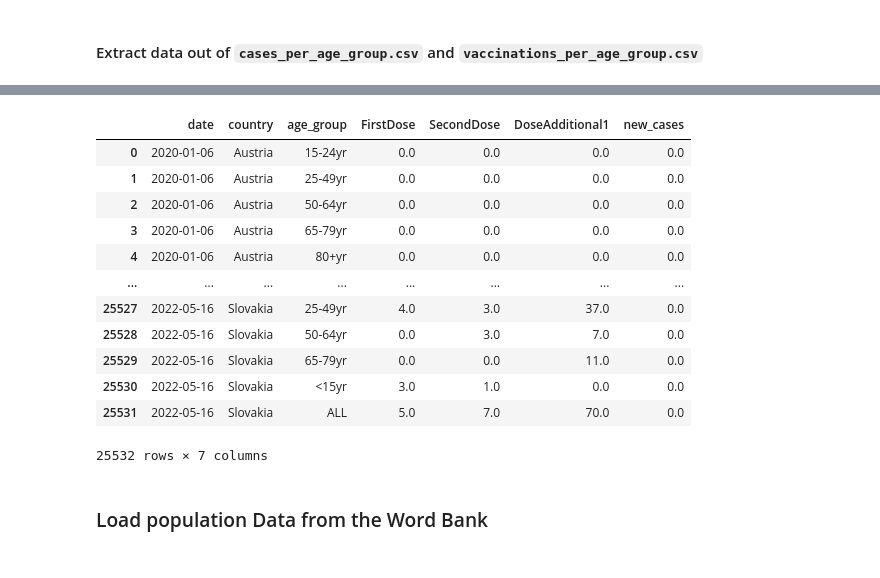
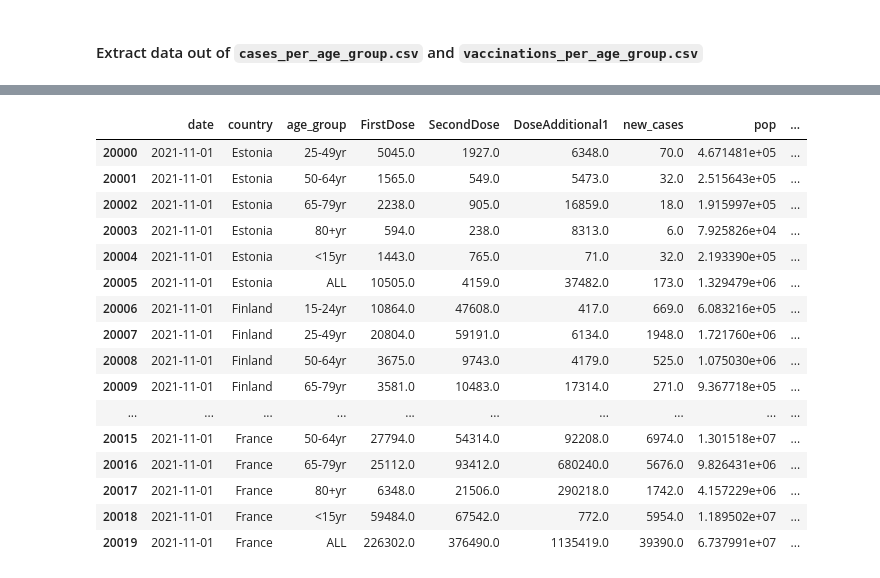
Before and after one commit to ciphersmaug/dst-project, a Jupyter notebook: data_transformation.ipynb, the cells around one changed output, grey strips where cells are left out. Saved outputs shown, nothing was run; the diff lists cells and outputs as text; code cells hidden in the pictures.

Commit message:
fixed age_groups

```diff
--- a/data_transformation.ipynb
+++ b/data_transformation.ipynb
@@ -303,8 +304,8 @@ age_groups = {
         "Age70_79"  :"65-79yr",
         "Age80+"    :"80+yr",
         "ALL"       :"ALL",
-        "Age<18": np.nan,
-        "AgeUNK": np.nan,
+        "Age<18": "<15yr",
+        "AgeUNK": "ALL",
         "HCW" : np.nan,
         "LTCF":np.nan,
         "1_Age60+":np.nan,
@@ -324,4 +325,3 @@ cases_per_age_group["date"] = pd.to_datetime(cases_per_age_group["year_week"].ap
 relevant_vaccs_per_age_group = vaccinations_per_age_group[["date","country","age_group","FirstDose","SecondDose","DoseAdditional1"]].groupby(["date","country","age_group"]).sum()
 weekly_age_group_df = pd.merge(cases_per_age_group,relevant_vaccs_per_age_group,how="outer",left_on=["date","country","age_group"],right_on=["date","country","age_group"])
 weekly_age_group_df = weekly_age_group_df[["date","country","age_group","FirstDose","SecondDose","DoseAdditional1","new_cases"]].groupby(["date","country","age_group"]).sum().reset_index()
-weekly_age_group_df.to_csv(f"{data_files}/weekly_age_group_df.csv")
@@ -337,0 +328,12 @@ Name: population, dtype: int64
+# %%
+def add_all_age_groups(df):
+    group_labels = ['<15yr', '15-24yr', '25-49yr', '50-64yr', '65-79yr','80+yr','ALL']
+    for g in [g for g in group_labels if g not in df["age_group"].values]:
+        new_df = pd.DataFrame({"date":[df["date"].head(1).values[0]],"country":[df["country"].head(1).values[0]],"age_group":[g]})
+        if g == "ALL":
+            s = df[["FirstDose","SecondDose","DoseAdditional1","new_cases"]].sum()
+            for key in s.keys():
+                new_df[key] = s[key]
+        df = pd.concat((df,new_df))
+    return(df)
+weekly_age_group_df = weekly_age_group_df.groupby(["date","country"]).apply(add_all_age_groups).reset_index(drop=True)
@@ -337,0 +350,10 @@ Name: population, dtype: int64
+# %%
+def fix_age_group_all(df):
+    a = df[df["age_group"] == "ALL"]
+    na = df[~(df["age_group"] == "ALL")]
+    if a["new_cases"].any() <1:
+        a["new_cases"] = na["new_cases"].sum()
+    return(pd.concat([na,a]))
+weekly_age_group_df = weekly_age_group_df.groupby(["date","country"]).apply(fix_age_group_all).reset_index(drop=True)
+# %%
+weekly_age_group_df["new_cases_per_100k"] = (weekly_age_group_df["new_cases"]/weekly_age_group_df["pop"])*100000
@@ -338,18 +362,20 @@ Name: population, dtype: int64
 # %%
-weekly_age_group_df
+weekly_age_group_df[20000:20020]
 # %% [output]
-|  | date | country | age_group | FirstDose | SecondDose | DoseAdditional1 | new_cases |
-| 0 | 2020-01-06 | Austria | 15-24yr | 0.0 | 0.0 | 0.0 | 0.0 |
-| 1 | 2020-01-06 | Austria | 25-49yr | 0.0 | 0.0 | 0.0 | 0.0 |
-| 2 | 2020-01-06 | Austria | 50-64yr | 0.0 | 0.0 | 0.0 | 0.0 |
-| 3 | 2020-01-06 | Austria | 65-79yr | 0.0 | 0.0 | 0.0 | 0.0 |
-| 4 | 2020-01-06 | Austria | 80+yr | 0.0 | 0.0 | 0.0 | 0.0 |
-| ... | ... | ... | ... | ... | ... | ... | ... |
-| 25527 | 2022-05-16 | Slovakia | 25-49yr | 4.0 | 3.0 | 37.0 | 0.0 |
-| 25528 | 2022-05-16 | Slovakia | 50-64yr | 0.0 | 3.0 | 7.0 | 0.0 |
-| 25529 | 2022-05-16 | Slovakia | 65-79yr | 0.0 | 0.0 | 11.0 | 0.0 |
-| 25530 | 2022-05-16 | Slovakia | <15yr | 3.0 | 1.0 | 0.0 | 0.0 |
-| 25531 | 2022-05-16 | Slovakia | ALL | 5.0 | 7.0 | 70.0 | 0.0 |
+|  | date | country | age_group | FirstDose | SecondDose | DoseAdditional1 | new_cases | pop | ... |
+| 20000 | 2021-11-01 | Estonia | 25-49yr | 5045.0 | 1927.0 | 6348.0 | 70.0 | 4.671481e+05 | ... |
+| 20001 | 2021-11-01 | Estonia | 50-64yr | 1565.0 | 549.0 | 5473.0 | 32.0 | 2.515643e+05 | ... |
+| 20002 | 2021-11-01 | Estonia | 65-79yr | 2238.0 | 905.0 | 16859.0 | 18.0 | 1.915997e+05 | ... |
+| 20003 | 2021-11-01 | Estonia | 80+yr | 594.0 | 238.0 | 8313.0 | 6.0 | 7.925826e+04 | ... |
+| 20004 | 2021-11-01 | Estonia | <15yr | 1443.0 | 765.0 | 71.0 | 32.0 | 2.193390e+05 | ... |
+| 20005 | 2021-11-01 | Estonia | ALL | 10505.0 | 4159.0 | 37482.0 | 173.0 | 1.329479e+06 | ... |
+| 20006 | 2021-11-01 | Finland | 15-24yr | 10864.0 | 47608.0 | 417.0 | 669.0 | 6.083216e+05 | ... |
+| 20007 | 2021-11-01 | Finland | 25-49yr | 20804.0 | 59191.0 | 6134.0 | 1948.0 | 1.721760e+06 | ... |
+| 20008 | 2021-11-01 | Finland | 50-64yr | 3675.0 | 9743.0 | 4179.0 | 525.0 | 1.075030e+06 | ... |
+| 20009 | 2021-11-01 | Finland | 65-79yr | 3581.0 | 10483.0 | 17314.0 | 271.0 | 9.367718e+05 | ... |
+| ... | ... | ... | ... | ... | ... | ... | ... | ... | ... |
+| 20015 | 2021-11-01 | France | 50-64yr | 27794.0 | 54314.0 | 92208.0 | 6974.0 | 1.301518e+07 | ... |
+| 20016 | 2021-11-01 | France | 65-79yr | 25112.0 | 93412.0 | 680240.0 | 5676.0 | 9.826431e+06 | ... |
+| 20017 | 2021-11-01 | France | 80+yr | 6348.0 | 21506.0 | 290218.0 | 1742.0 | 4.157229e+06 | ... |
+| 20018 | 2021-11-01 | France | <15yr | 59484.0 | 67542.0 | 772.0 | 5954.0 | 1.189502e+07 | ... |
+| 20019 | 2021-11-01 | France | ALL | 226302.0 | 376490.0 | 1135419.0 | 39390.0 | 6.737991e+07 | ... |
-25532 rows × 7 columns
-# %% [markdown]
-### Load population Data from the Word Bank
```
Also changed, not shown: parts of 18 cells of this notebook, 6 other files.
